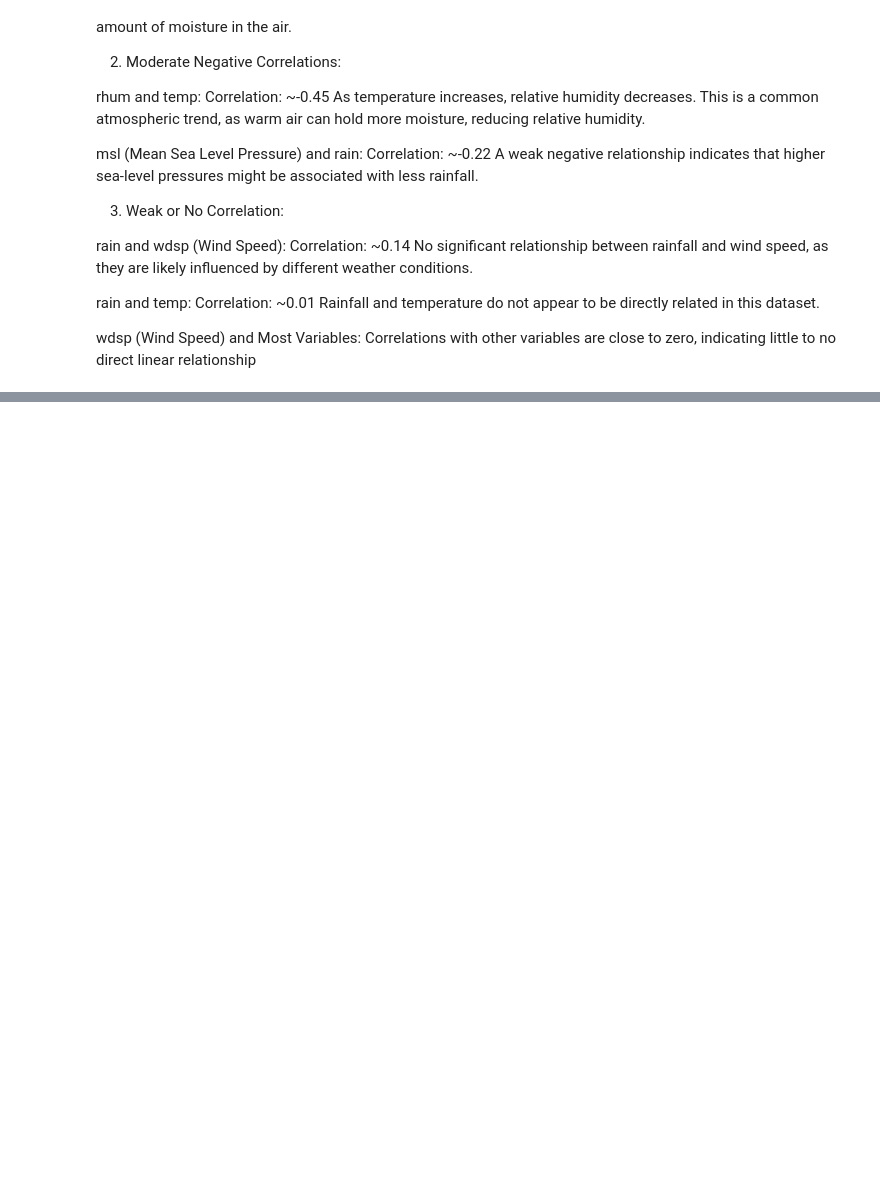
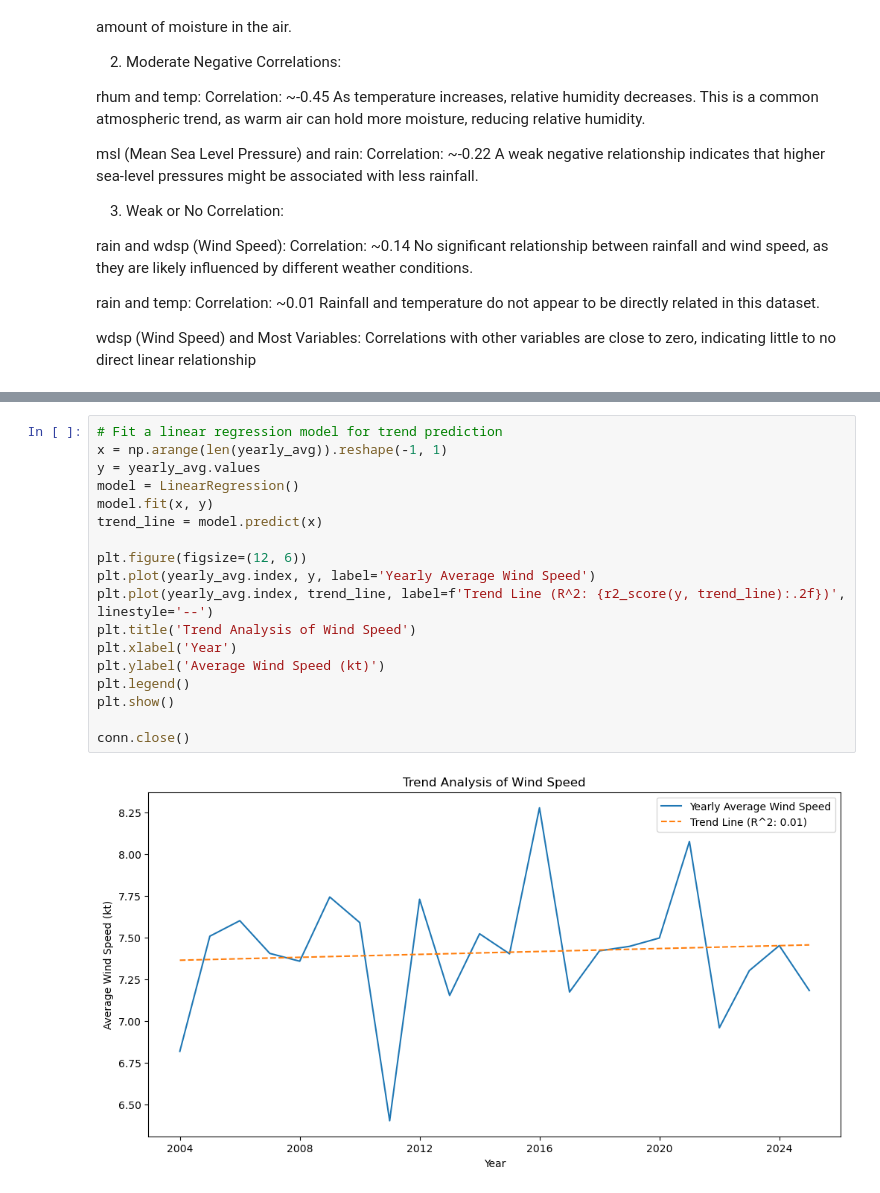
Before and after one commit to sarabDevOps/PFDA, a Jupyter notebook: pfda/pfda-Project/projectWork/G00305450.ipynb, the cells around one changed output, grey strips where cells are left out. Drawn from its saved outputs; the diff is of its cells as text; blank space fills up the shorter version.

```diff
--- a/pfda/pfda-Project/projectWork/G00305450.ipynb
+++ b/pfda/pfda-Project/projectWork/G00305450.ipynb
@@ -231,0 +301,20 @@ plt.show()
+# %%
+# Fit a linear regression model for trend prediction
+x = np.arange(len(yearly_avg)).reshape(-1, 1)
+y = yearly_avg.values
+model = LinearRegression()
+model.fit(x, y)
+trend_line = model.predict(x)
+
+plt.figure(figsize=(12, 6))
+plt.plot(yearly_avg.index, y, label='Yearly Average Wind Speed')
+plt.plot(yearly_avg.index, trend_line, label=f'Trend Line (R^2: {r2_score(y, trend_line):.2f})', linestyle='--')
+plt.title('Trend Analysis of Wind Speed')
+plt.xlabel('Year')
+plt.ylabel('Average Wind Speed (kt)')
+plt.legend()
+plt.show()
+
+conn.close()
+# %% [output]
+[figure, added]
```
Also changed, not shown: parts of 19 cells of this notebook, 1 other file.
